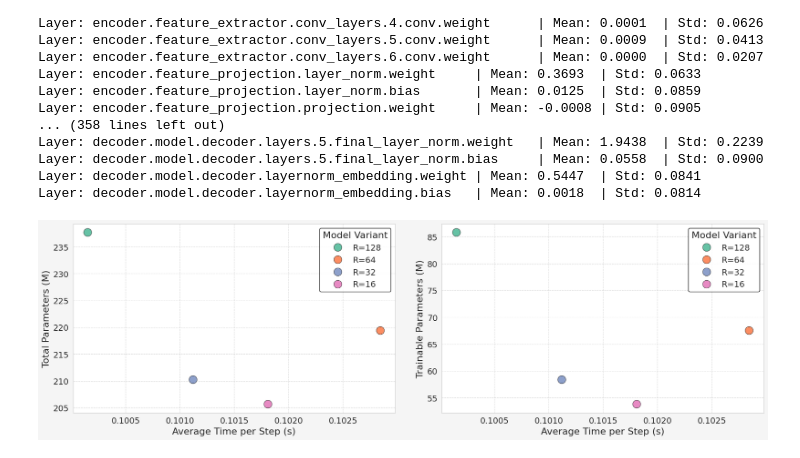
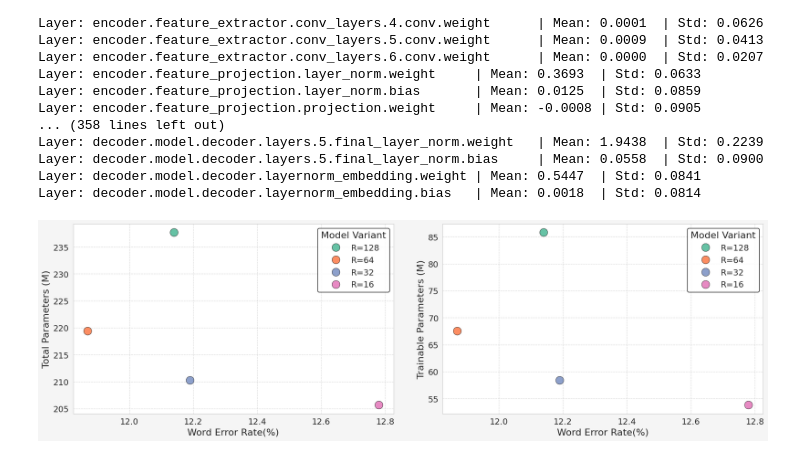
Before and after one commit to hornikmatej/thesis_mit, a Jupyter notebook: notebooks/playground.ipynb, the cells around one changed output. Saved outputs shown, nothing was run; the diff lists cells and outputs as text; code cells hidden in the pictures.

Commit message:
update data for pareto curvers

```diff
--- a/notebooks/playground.ipynb
+++ b/notebooks/playground.ipynb
@@ -237,12 +237,12 @@ import seaborn as sns
 import pandas as pd
 
 # Load data from CSV files
-df_total = pd.read_csv("total_params_libri_lora.csv")
+df_total = pd.read_csv("total_params_vox_lora.csv")
 df_total["Total parameters"] = (
     df_total["Total parameters"] / 1_000_000
 )  # Convert to millions
 
-df_trainable = pd.read_csv("train_params_libri_lora.csv")
+df_trainable = pd.read_csv("train_params_vox_lora.csv")
 df_trainable["Trainable parameters"] = (
     df_trainable["Trainable parameters"] / 1_000_000
 )  # Convert to millions
@@ -296,11 +296,11 @@ scatter2 = sns.scatterplot(
 )
 
 # Customize axes
-ax1.set_xlabel("Average Time per Step (s)")
+ax1.set_xlabel("Word Error Rate(%)")
 ax1.set_ylabel("Total Parameters (M)")
 ax1.grid(True, linestyle="--", alpha=0.7)
 
-ax2.set_xlabel("Average Time per Step (s)")
+ax2.set_xlabel("Word Error Rate(%)")
 ax2.set_ylabel("Trainable Parameters (M)")
 ax2.grid(True, linestyle="--", alpha=0.7)
 
@@ -318,34 +318,34 @@ ax1.legend(
     labels=labels1,
     title="Model Variant",
     loc="upper right",
     frameon=True,
     edgecolor="black",
     facecolor="white",
     framealpha=0.9,
 )
 
 # Add legend to the second plot (ax2)
 ax2.legend(
     handles=handles2,
     labels=labels2,
     title="Model Variant",
     loc="upper right",
     frameon=True,
     edgecolor="black",
     facecolor="white",
     framealpha=0.9,
 )
 
 # Adjust layout with extra padding
 plt.tight_layout(pad=2.0)
 
 # Add subtle background color
 fig.patch.set_facecolor("#f5f5f5")
 
 # Display the plot
 plt.show()
 # %% [output]
-[figure, old version]
+[figure, new version]
 # %%
 import matplotlib.pyplot as plt
 import seaborn as sns
```
Also changed, not shown: 12 other files.
